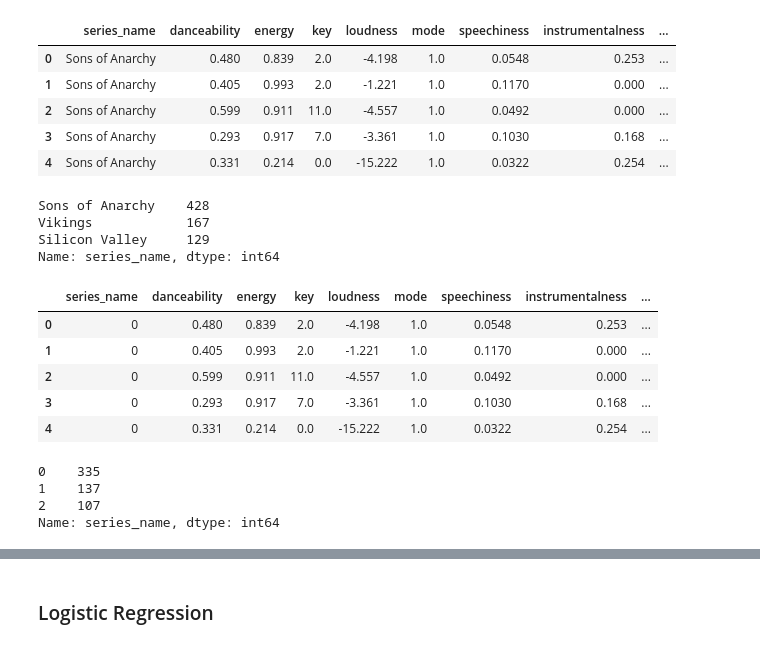
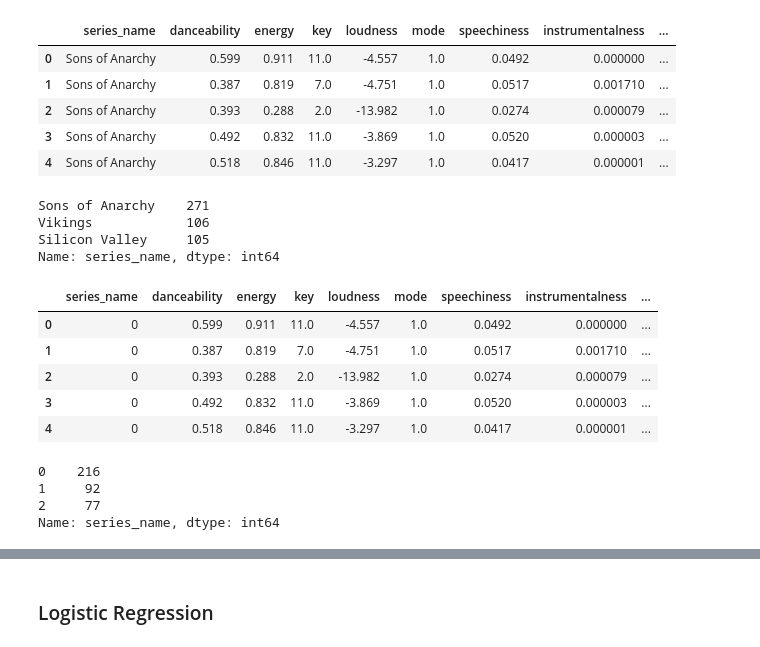
Before and after one commit to omerkolcak/TV-Series-Song-Matcher, a Jupyter notebook: model_building.ipynb, the cells around one changed output, grey strips where cells are left out. Saved outputs shown, nothing was run; the diff lists cells and outputs as text; code cells hidden in the pictures.

Commit message:
data cleaning, remove outliers

```diff
--- a/model_building.ipynb
+++ b/model_building.ipynb
@@ -10,24 +10,24 @@ from sklearn.model_selection import GridSearchCV
 from sklearn.metrics import accuracy_score, f1_score, precision_score, recall_score, roc_curve, roc_auc_score, confusion_matrix, auc
 from matplotlib import pyplot as plt
 # %%
-df = pd.read_csv("data/final_data.csv")
+df = pd.read_csv("data/final_data_removed_outliers.csv")
 
 df = df.iloc[:, [0,2,3,4,5,6,7,8,9,10,11,12]] # dont take the track_id
 
 df.head()
 # %% [output]
 |  | series_name | danceability | energy | key | loudness | mode | speechiness | instrumentalness | ... |
-| 0 | Sons of Anarchy | 0.480 | 0.839 | 2.0 | -4.198 | 1.0 | 0.0548 | 0.253 | ... |
-| 1 | Sons of Anarchy | 0.405 | 0.993 | 2.0 | -1.221 | 1.0 | 0.1170 | 0.000 | ... |
-| 2 | Sons of Anarchy | 0.599 | 0.911 | 11.0 | -4.557 | 1.0 | 0.0492 | 0.000 | ... |
-| 3 | Sons of Anarchy | 0.293 | 0.917 | 7.0 | -3.361 | 1.0 | 0.1030 | 0.168 | ... |
-| 4 | Sons of Anarchy | 0.331 | 0.214 | 0.0 | -15.222 | 1.0 | 0.0322 | 0.254 | ... |
+| 0 | Sons of Anarchy | 0.599 | 0.911 | 11.0 | -4.557 | 1.0 | 0.0492 | 0.000000 | ... |
+| 1 | Sons of Anarchy | 0.387 | 0.819 | 7.0 | -4.751 | 1.0 | 0.0517 | 0.001710 | ... |
+| 2 | Sons of Anarchy | 0.393 | 0.288 | 2.0 | -13.982 | 1.0 | 0.0274 | 0.000079 | ... |
+| 3 | Sons of Anarchy | 0.492 | 0.832 | 11.0 | -3.869 | 1.0 | 0.0520 | 0.000003 | ... |
+| 4 | Sons of Anarchy | 0.518 | 0.846 | 11.0 | -3.297 | 1.0 | 0.0417 | 0.000001 | ... |
 # %%
 df.series_name.value_counts()
 # %% [output]
-Sons of Anarchy    428
-Vikings            167
-Silicon Valley     129
+Sons of Anarchy    271
+Vikings            106
+Silicon Valley     105
 Name: series_name, dtype: int64
 # %%
 # convert categorical tv series name into numeric
@@ -37,11 +37,11 @@ df.series_name = factor[0]
 df.head()
 # %% [output]
 |  | series_name | danceability | energy | key | loudness | mode | speechiness | instrumentalness | ... |
-| 0 | 0 | 0.480 | 0.839 | 2.0 | -4.198 | 1.0 | 0.0548 | 0.253 | ... |
-| 1 | 0 | 0.405 | 0.993 | 2.0 | -1.221 | 1.0 | 0.1170 | 0.000 | ... |
-| 2 | 0 | 0.599 | 0.911 | 11.0 | -4.557 | 1.0 | 0.0492 | 0.000 | ... |
-| 3 | 0 | 0.293 | 0.917 | 7.0 | -3.361 | 1.0 | 0.1030 | 0.168 | ... |
-| 4 | 0 | 0.331 | 0.214 | 0.0 | -15.222 | 1.0 | 0.0322 | 0.254 | ... |
+| 0 | 0 | 0.599 | 0.911 | 11.0 | -4.557 | 1.0 | 0.0492 | 0.000000 | ... |
+| 1 | 0 | 0.387 | 0.819 | 7.0 | -4.751 | 1.0 | 0.0517 | 0.001710 | ... |
+| 2 | 0 | 0.393 | 0.288 | 2.0 | -13.982 | 1.0 | 0.0274 | 0.000079 | ... |
+| 3 | 0 | 0.492 | 0.832 | 11.0 | -3.869 | 1.0 | 0.0520 | 0.000003 | ... |
+| 4 | 0 | 0.518 | 0.846 | 11.0 | -3.297 | 1.0 | 0.0417 | 0.000001 | ... |
 # %%
 # split into predicators and target variable
 X = df[['danceability','energy','loudness','speechiness','instrumentalness','liveness','valence','tempo','acousticness']]
@@ -59,9 +59,9 @@ X_train, X_test, y_train, y_test = train_test_split(X, y, test_size=0.2, random_
 # %%
 y_train.series_name.value_counts()
 # %% [output]
-0    335
-1    137
-2    107
+0    216
+1     92
+2     77
 Name: series_name, dtype: int64
 # %%
 from imblearn.over_sampling import SMOTE
```
Also changed, not shown: parts of 26 cells of this notebook, 20 other files.
